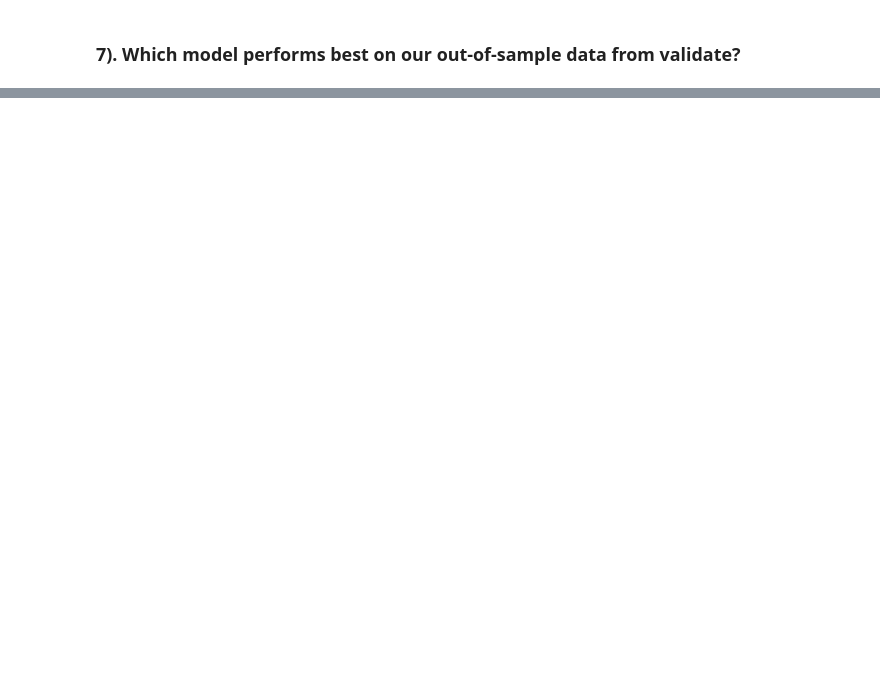
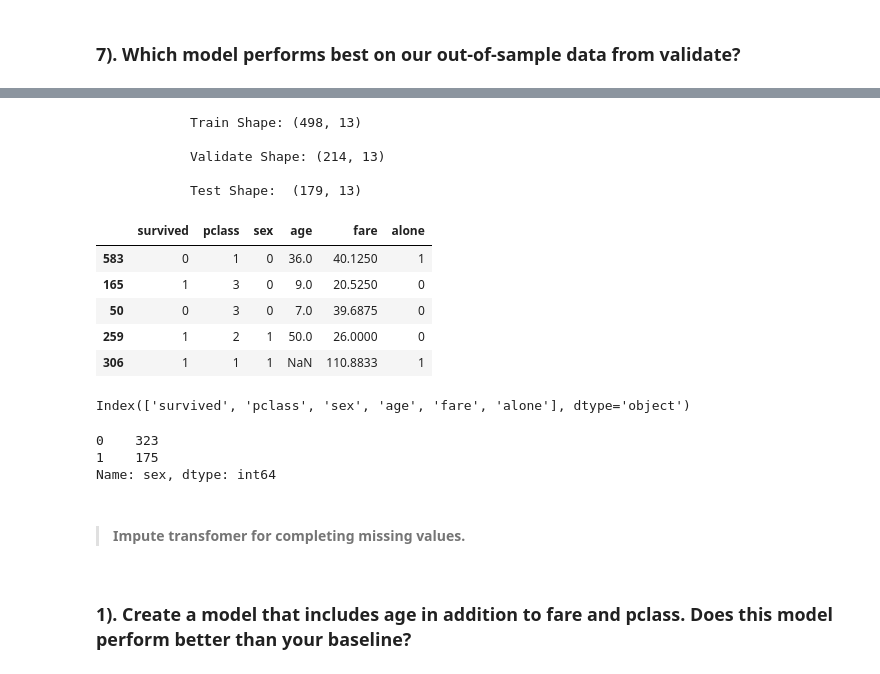
Before and after one commit to stephenkipkurui/regression-exercises, a Jupyter notebook: model.ipynb, the cells around one changed output, grey strips where cells are left out. Drawn from its saved outputs; the diff is of its cells as text; code cells hidden in the pictures; blank space fills up the shorter version.

```diff
--- a/model.ipynb
+++ b/model.ipynb
@@ -521,0 +522,11 @@ X_train, y_train = train.drop(columns='survived'), train[['survived']]
+# %%
+# Drop unnecesary columns
+
+col_to_drops = ['passenger_id', 'sibsp', 'class', 'embarked',
+                'sex','embark_town','se_male', 'embark_town_Queenstown',
+               'embark_town_Southampton', 'sex_male', 'alone', 'parch'
+               ]
+
+[titanic_data.drop(columns = col_to_drops, inplace = True, errors = 'ignore') for titanic_data in [train, validate, test]]
+
+train.head()
@@ -535,0 +858,3 @@ X_train, y_train = train.drop(columns='survived'), train[['survived']]
+# %%
+titanic = acquire.get_titanic_data()
+titanic.head()
@@ -535,0 +873,51 @@ X_train, y_train = train.drop(columns='survived'), train[['survived']]
+# %%
+titanic['sex'] = np.where(titanic.sex == 'male', '0', '1')
+# %%
+
+## Call split function and split the data
+train, validate, test = train_validate_test_split(titanic, target = 'survived')
+
+print(f'''
+            Train Shape: {train.shape}
+
+            Validate Shape: {validate.shape}
+
+            Test Shape:  {test.shape}
+
+        ''')
+# %% [output]
+            Train Shape: (498, 13)
+
+            Validate Shape: (214, 13)
+
+            Test Shape:  (179, 13)
+# %%
+# Drop unnecesary columns
+
+col_to_drops = ['passenger_id','parch', 'embarked', 'class',
+                'deck','embark_town','sibsp'
+               ]
+
+[titanic_data.drop(columns = col_to_drops, inplace = True, errors = 'ignore')
+for titanic_data in [train, validate, test]]
+
+train.head()
+# %% [output]
+|  | survived | pclass | sex | age | fare | alone |
+| 583 | 0 | 1 | 0 | 36.0 | 40.1250 | 1 |
+| 165 | 1 | 3 | 0 | 9.0 | 20.5250 | 0 |
+| 50 | 0 | 3 | 0 | 7.0 | 39.6875 | 0 |
+| 259 | 1 | 2 | 1 | 50.0 | 26.0000 | 0 |
+| 306 | 1 | 1 | 1 | NaN | 110.8833 | 1 |
+# %%
+train.columns
+# %% [output]
+Index(['survived', 'pclass', 'sex', 'age', 'fare', 'alone'], dtype='object')
+# %%
+train.sex.value_counts()
+# %% [output]
+0    323
+1    175
+Name: sex, dtype: int64
+# %% [markdown]
+> #### Impute transfomer for completing missing values.
@@ -535,0 +926,2 @@ X_train, y_train = train.drop(columns='survived'), train[['survived']]
+# %% [markdown]
+### 1). Create a model that includes age in addition to fare and pclass. Does this model perform better than your baseline?
```
Also changed, not shown: parts of 115 cells of this notebook.
